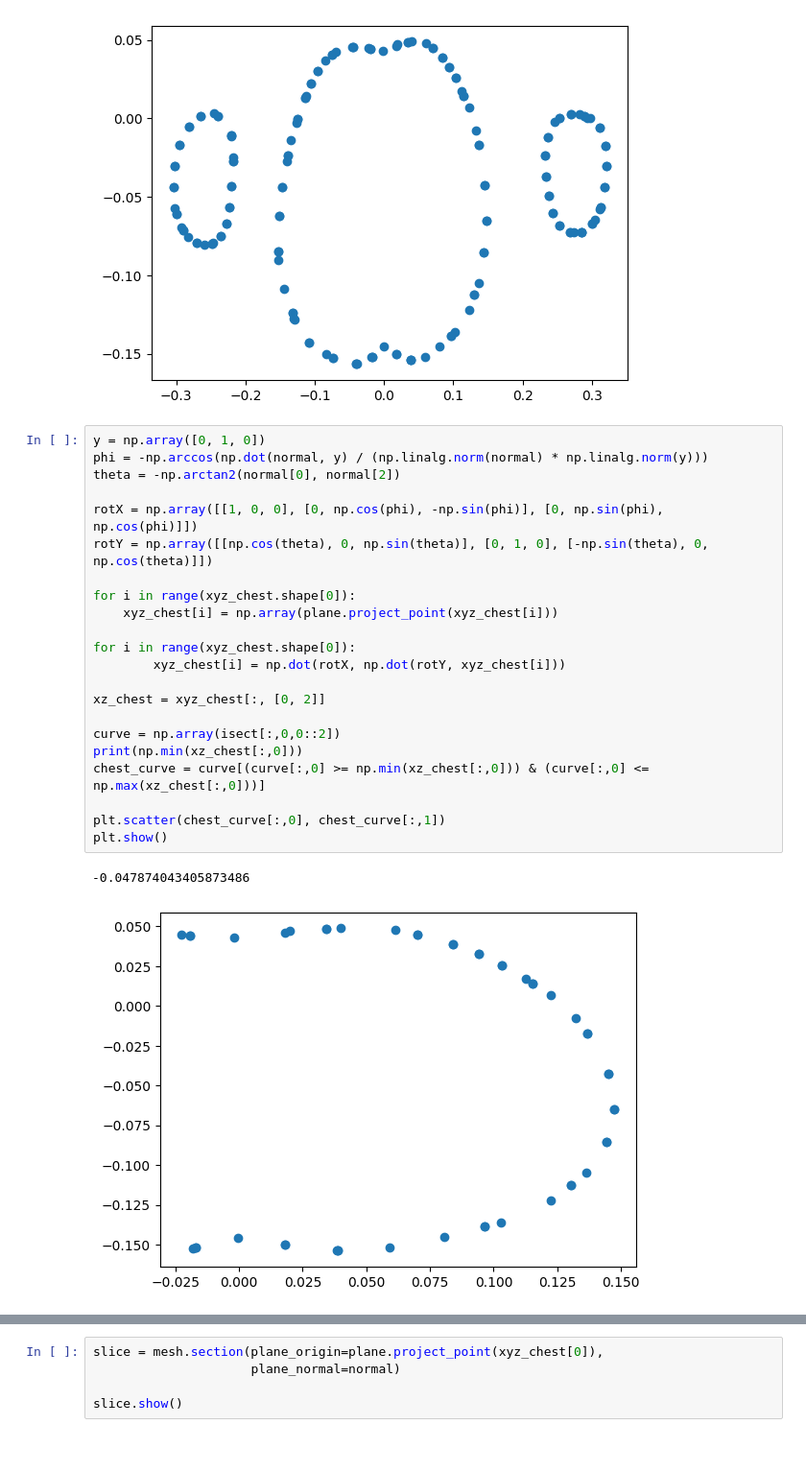
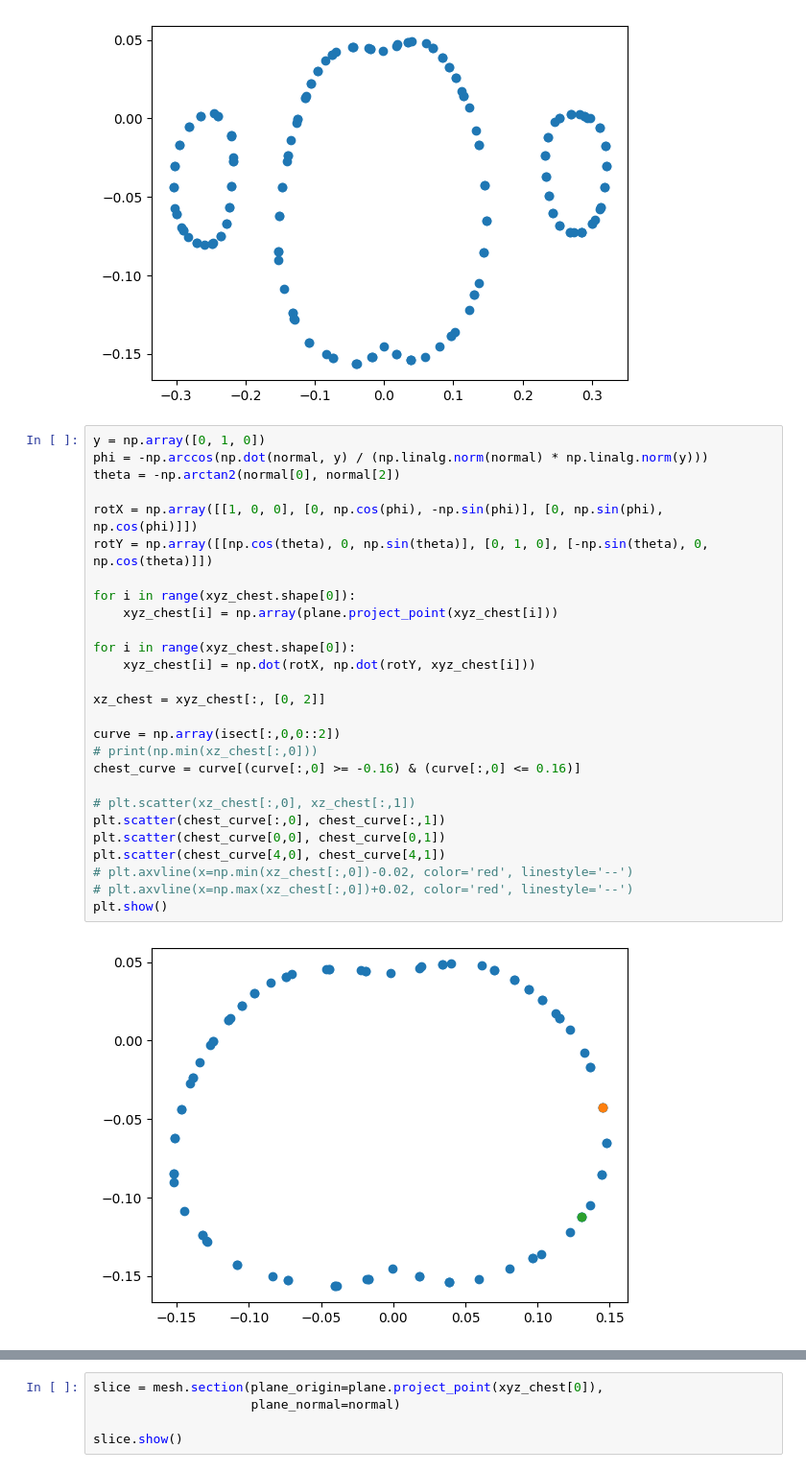
Before and after one commit to mattiabaro98/unsupervised3dhuman, a Jupyter notebook: test.ipynb, the cells around one changed output, grey strips where cells are left out. Shown at 96% size. Cells and saved outputs as stored; diff of their text form; blank space fills up the shorter version.

Commit message:
measure chest curve

```diff
--- a/test.ipynb
+++ b/test.ipynb
@@ -77,25 +79,29 @@ plt.show()
 # %%
 y = np.array([0, 1, 0])
 phi = -np.arccos(np.dot(normal, y) / (np.linalg.norm(normal) * np.linalg.norm(y)))
 theta = -np.arctan2(normal[0], normal[2])
 
 rotX = np.array([[1, 0, 0], [0, np.cos(phi), -np.sin(phi)], [0, np.sin(phi), np.cos(phi)]])
 rotY = np.array([[np.cos(theta), 0, np.sin(theta)], [0, 1, 0], [-np.sin(theta), 0, np.cos(theta)]])
 
 for i in range(xyz_chest.shape[0]):
     xyz_chest[i] = np.array(plane.project_point(xyz_chest[i]))
 
 for i in range(xyz_chest.shape[0]):
-        xyz_chest[i] = np.dot(rotX, np.dot(rotY, xyz_chest[i]))
+    xyz_chest[i] = np.dot(rotX, np.dot(rotY, xyz_chest[i]))
 
 xz_chest = xyz_chest[:, [0, 2]]
 
 curve = np.array(isect[:,0,0::2])
-print(np.min(xz_chest[:,0]))
-chest_curve = curve[(curve[:,0] >= np.min(xz_chest[:,0])) & (curve[:,0] <= np.max(xz_chest[:,0]))]
+# print(np.min(xz_chest[:,0]))
+chest_curve = curve[(curve[:,0] >= -0.16) & (curve[:,0] <= 0.16)]
 
+# plt.scatter(xz_chest[:,0], xz_chest[:,1])
 plt.scatter(chest_curve[:,0], chest_curve[:,1])
+plt.scatter(chest_curve[0,0], chest_curve[0,1])
+plt.scatter(chest_curve[4,0], chest_curve[4,1])
+# plt.axvline(x=np.min(xz_chest[:,0])-0.02, color='red', linestyle='--')
+# plt.axvline(x=np.max(xz_chest[:,0])+0.02, color='red', linestyle='--')
 plt.show()
 # %% [output]
--0.047874043405873486
-[figure, old version]
+[figure, new version]
```
Also changed, not shown: parts of 11 cells of this notebook.
